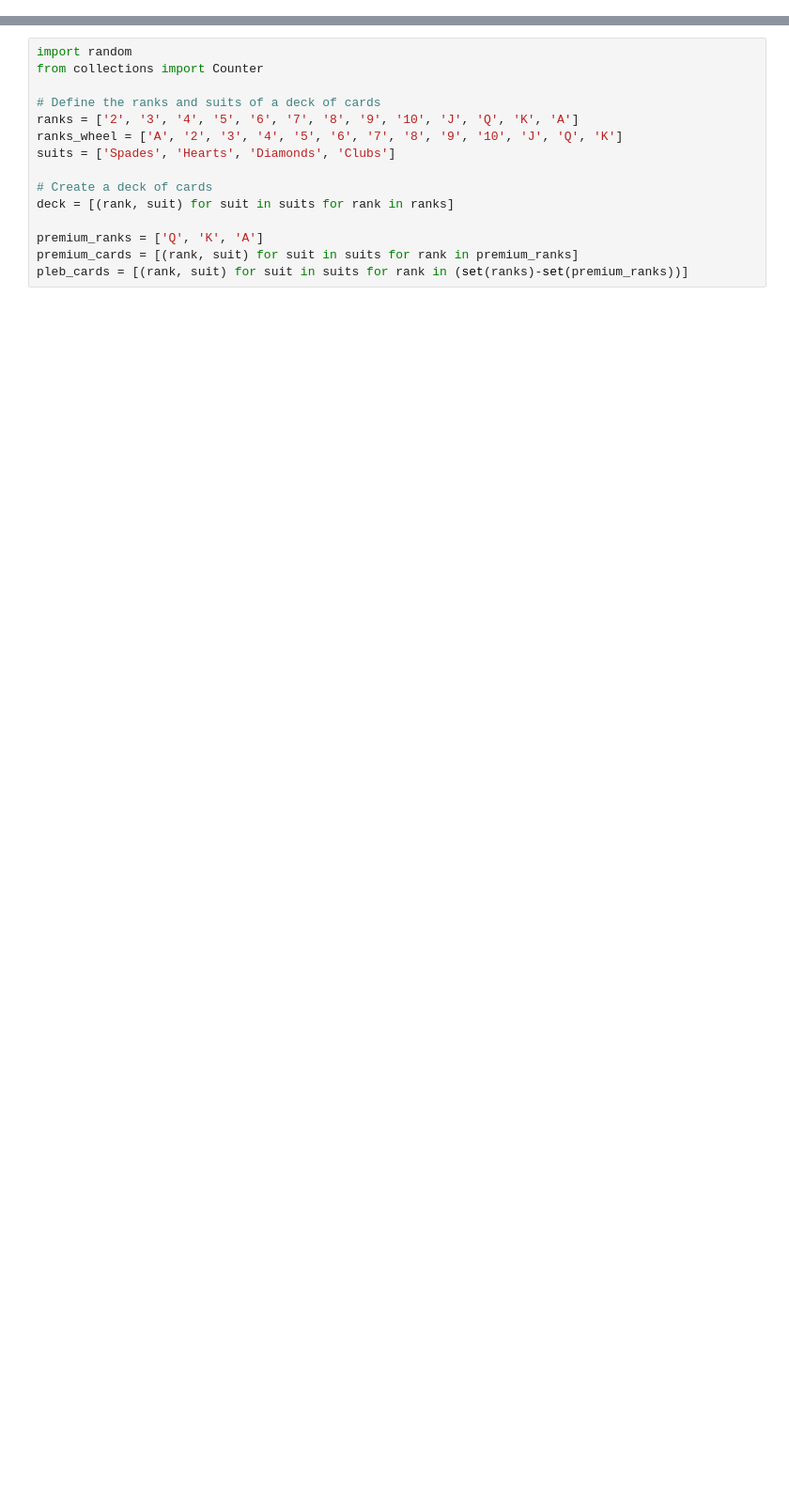
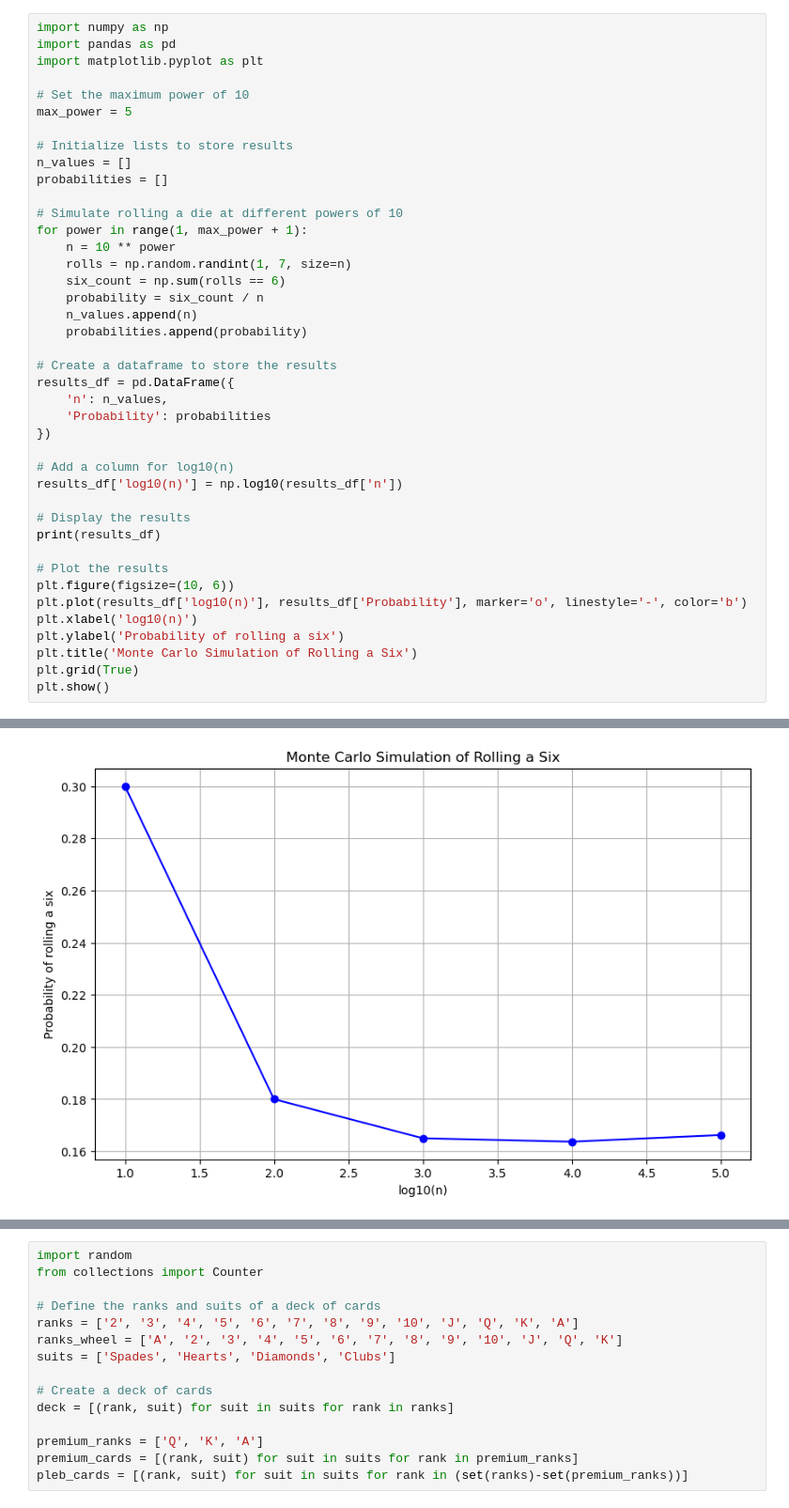
Before and after one commit to malcolmiscalm/Fantasyland, a Jupyter notebook: FantasylandWIP.ipynb, the cells around one changed output, grey strips where cells are left out. Shown at 94% size. Cells and saved outputs as stored; diff of their text form; blank space fills up the shorter version.

```diff
--- a/FantasylandWIP.ipynb
+++ b/FantasylandWIP.ipynb
@@ -0,0 +101,42 @@
+# %%
+import numpy as np
+import pandas as pd
+import matplotlib.pyplot as plt
+
+# Set the maximum power of 10
+max_power = 5
+
+# Initialize lists to store results
+n_values = []
+probabilities = []
+
+# Simulate rolling a die at different powers of 10
+for power in range(1, max_power + 1):
+    n = 10 ** power
+    rolls = np.random.randint(1, 7, size=n)
+    six_count = np.sum(rolls == 6)
+    probability = six_count / n
+    n_values.append(n)
+    probabilities.append(probability)
+
+# Create a dataframe to store the results
+results_df = pd.DataFrame({
+    'n': n_values,
+    'Probability': probabilities
+})
+
+# Add a column for log10(n)
+results_df['log10(n)'] = np.log10(results_df['n'])
+
+# Display the results
+print(results_df)
+
+# Plot the results
+plt.figure(figsize=(10, 6))
+plt.plot(results_df['log10(n)'], results_df['Probability'], marker='o', linestyle='-', color='b')
+plt.xlabel('log10(n)')
+plt.ylabel('Probability of rolling a six')
+plt.title('Monte Carlo Simulation of Rolling a Six')
+plt.grid(True)
+plt.show()
+# %% [output]
@@ -0,0 +149 @@
+[figure, added]
```
Also changed, not shown: parts of 42 cells of this notebook, 1 other file.
